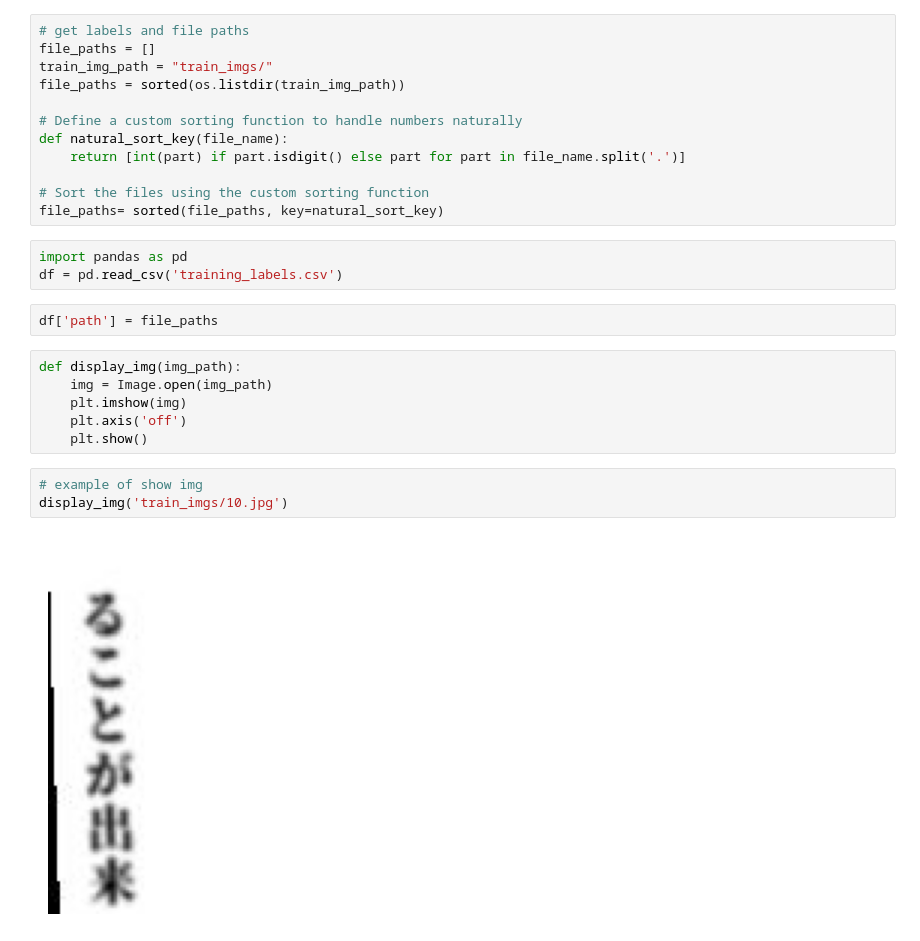
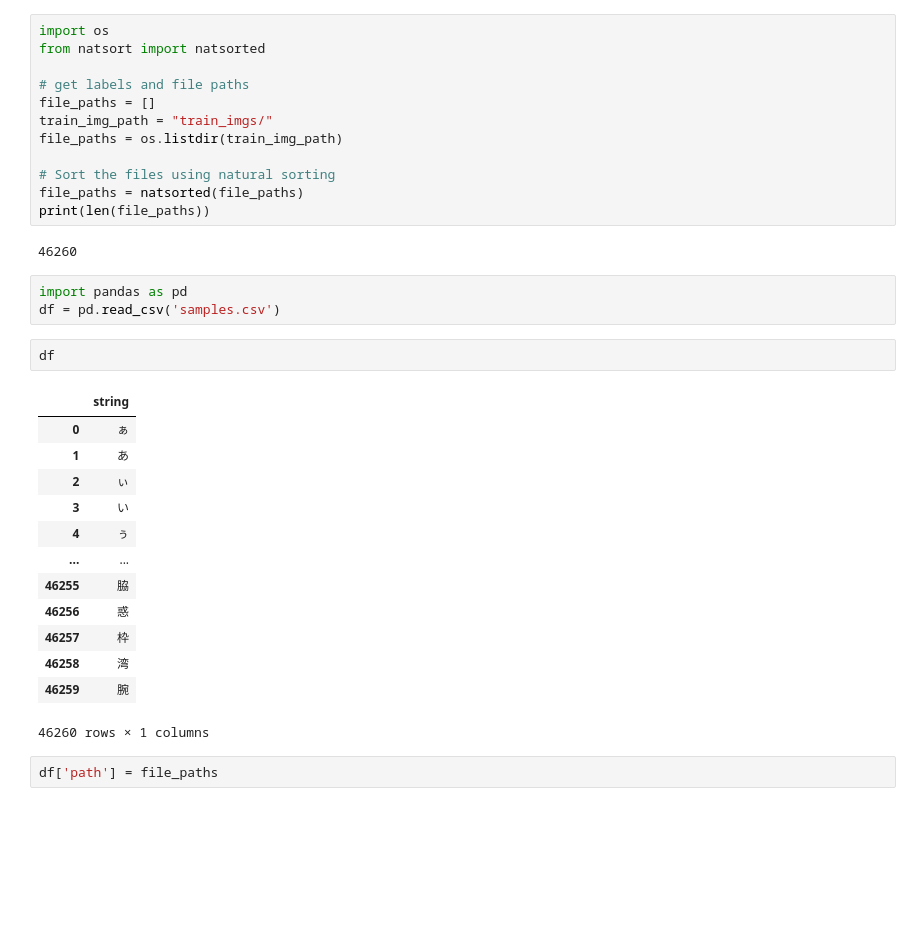
Before and after one commit to lxaw/j-ocr, a Jupyter notebook: model.ipynb, the cells around one changed output. Drawn from its saved outputs; the diff is of its cells as text; blank space fills up the shorter version.

```diff
--- a/model.ipynb
+++ b/model.ipynb
@@ -6,28 +11,35 @@ import matplotlib.pyplot as plt
 # %%
+import os
+from natsort import natsorted
+
 # get labels and file paths
 file_paths = []
 train_img_path = "train_imgs/"
-file_paths = sorted(os.listdir(train_img_path))
+file_paths = os.listdir(train_img_path)
 
-# Define a custom sorting function to handle numbers naturally
-def natural_sort_key(file_name):
-    return [int(part) if part.isdigit() else part for part in file_name.split('.')]
-
-# Sort the files using the custom sorting function
-file_paths= sorted(file_paths, key=natural_sort_key)
+# Sort the files using natural sorting
+file_paths = natsorted(file_paths)
+print(len(file_paths))
+# %% [output]
+46260
 # %%
 import pandas as pd
-df = pd.read_csv('training_labels.csv')
+df = pd.read_csv('samples.csv')
+# %%
+df
+# %% [output]
+|  | string |
+| 0 | ぁ |
+| 1 | あ |
+| 2 | ぃ |
+| 3 | い |
+| 4 | ぅ |
+| ... | ... |
+| 46255 | 脇 |
+| 46256 | 惑 |
+| 46257 | 枠 |
+| 46258 | 湾 |
+| 46259 | 腕 |
+46260 rows × 1 columns
 # %%
 df['path'] = file_paths
-# %%
-def display_img(img_path):
-    img = Image.open(img_path)
-    plt.imshow(img)
-    plt.axis('off')
-    plt.show()
-# %%
-# example of show img
-display_img('train_imgs/10.jpg')
-# %% [output]
-[figure, removed]
```
Also changed, not shown: parts of 49 cells of this notebook, 8 other files.
